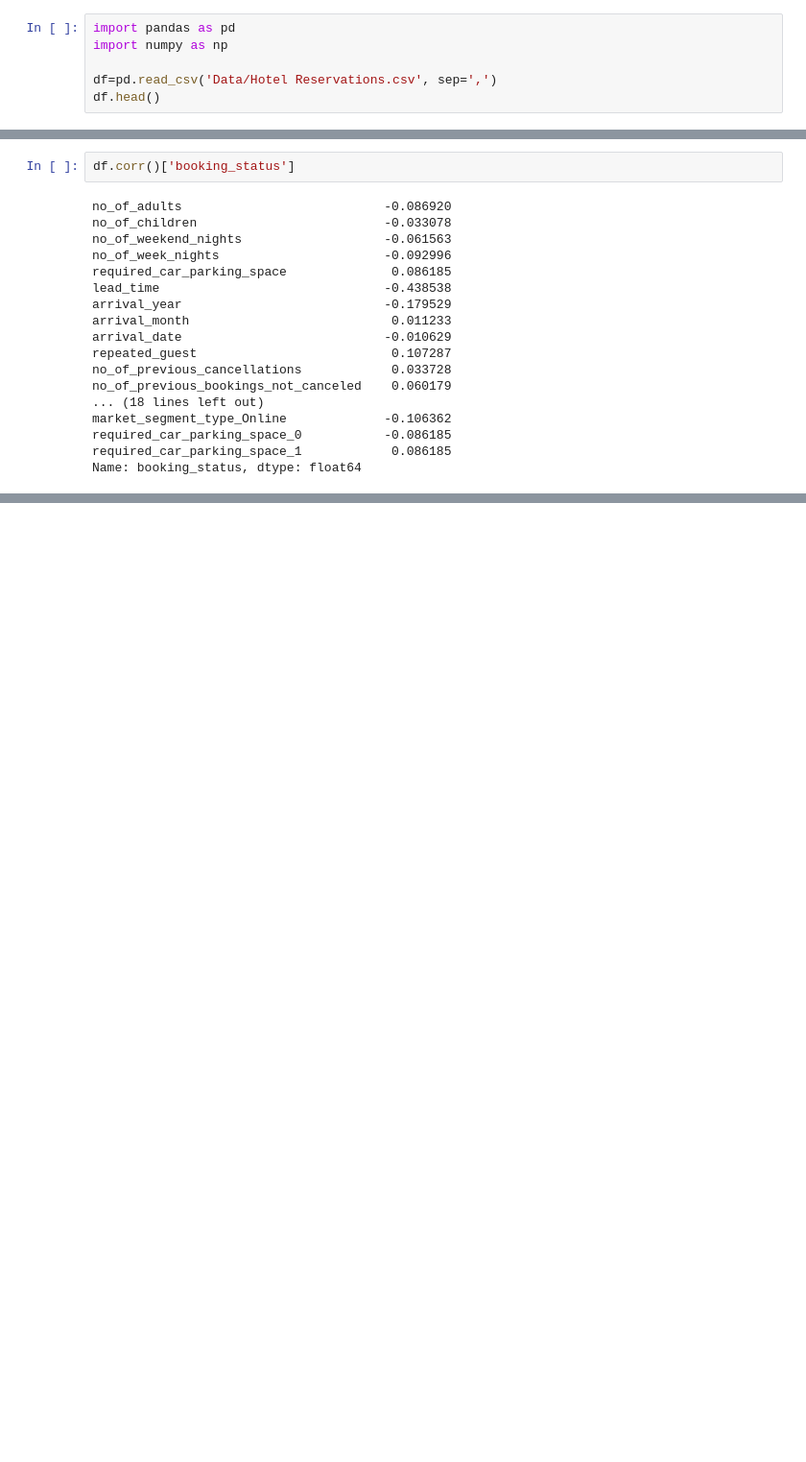
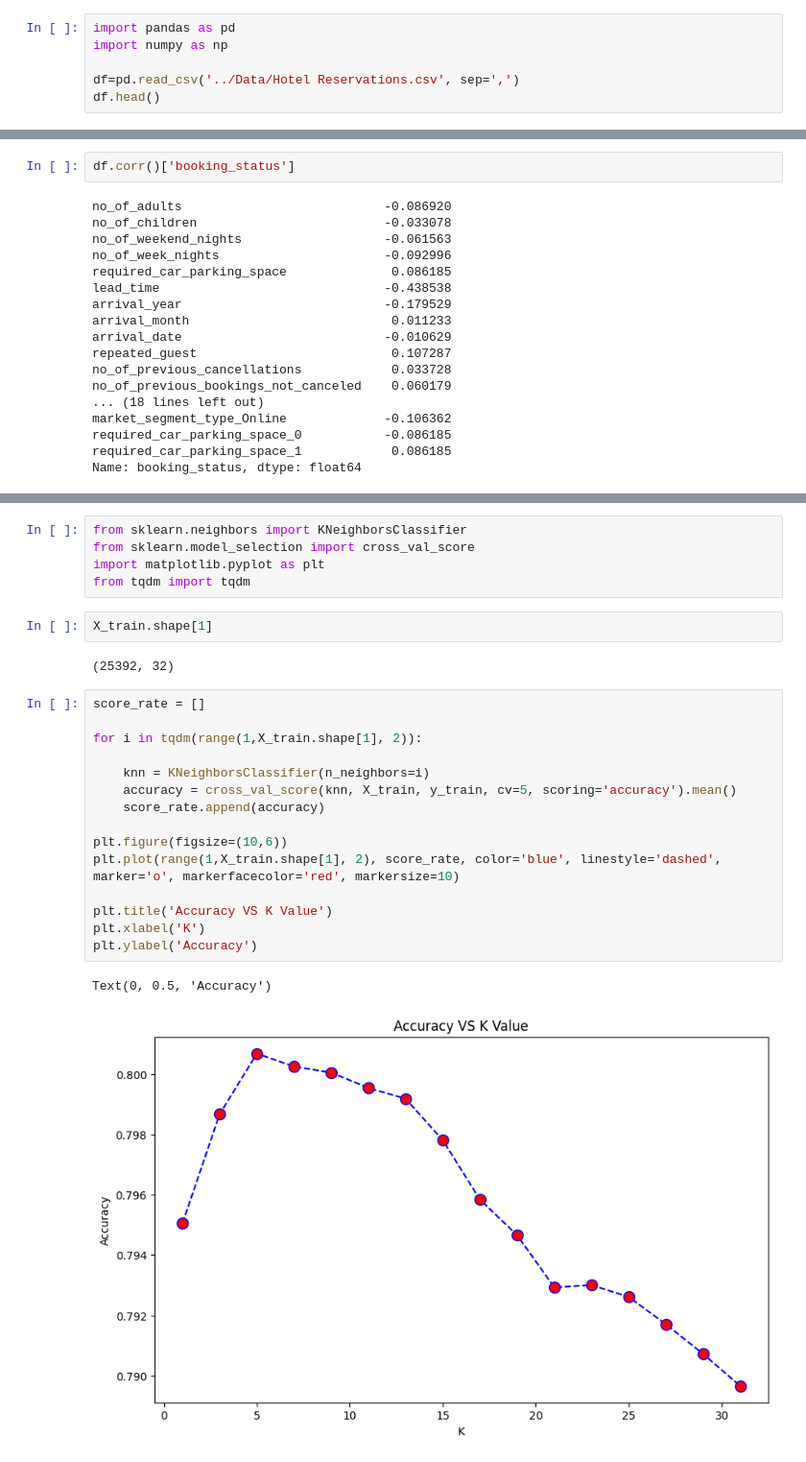
Before and after one commit to mcemim/Coderhouse, a Jupyter notebook: EntregaFinal/FinalProject.ipynb, the cells around one changed output, grey strips where cells are left out. Shown: that part at 96% size. Cells and saved outputs as stored; diff of their text form; blank space fills up the shorter version.

```diff
--- a/EntregaFinal/FinalProject.ipynb
+++ b/EntregaFinal/FinalProject.ipynb
@@ -2,7 +19,7 @@
 import pandas as pd
 import numpy as np
 
-df=pd.read_csv('Data/Hotel Reservations.csv', sep=',')
+df=pd.read_csv('../Data/Hotel Reservations.csv', sep=',')
 df.head()
 # %% [output]
 |  | Booking_ID | no_of_adults | no_of_children | no_of_weekend_nights | no_of_week_nights | type_of_meal_plan | ... |
@@ -176,0 +217,27 @@ df
+# %%
+from sklearn.neighbors import KNeighborsClassifier
+from sklearn.model_selection import cross_val_score
+import matplotlib.pyplot as plt
+from tqdm import tqdm
+# %%
+X_train.shape[1]
+# %% [output]
+(25392, 32)
+# %%
+score_rate = []
+
+for i in tqdm(range(1,X_train.shape[1], 2)):
+
+    knn = KNeighborsClassifier(n_neighbors=i)
+    accuracy = cross_val_score(knn, X_train, y_train, cv=5, scoring='accuracy').mean()
+    score_rate.append(accuracy)
+
+plt.figure(figsize=(10,6))
+plt.plot(range(1,X_train.shape[1], 2), score_rate, color='blue', linestyle='dashed', marker='o', markerfacecolor='red', markersize=10)
+
+plt.title('Accuracy VS K Value')
+plt.xlabel('K')
+plt.ylabel('Accuracy')
+# %% [output]
+Text(0, 0.5, 'Accuracy')
+[figure, added]
```
Also changed, not shown: parts of 27 cells of this notebook, 2 other files.
